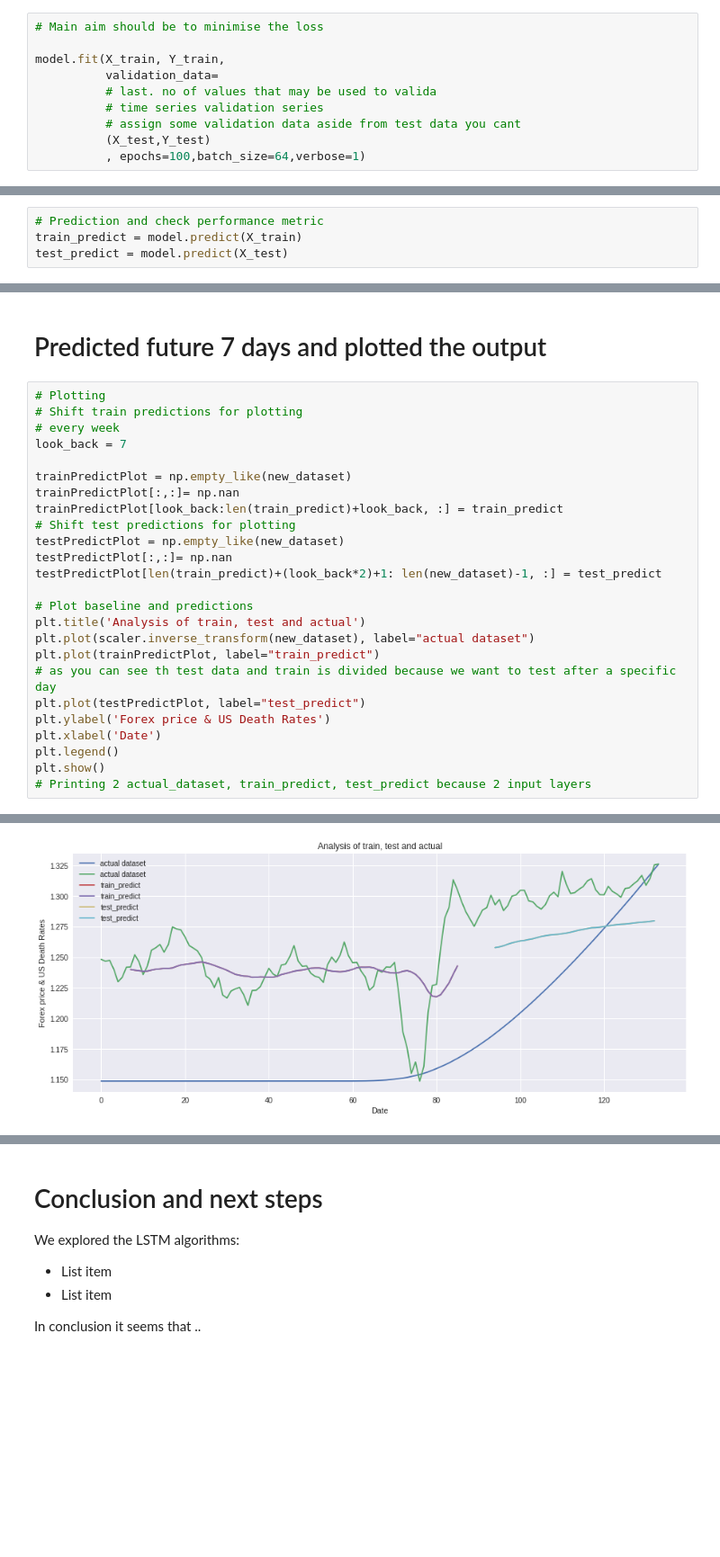
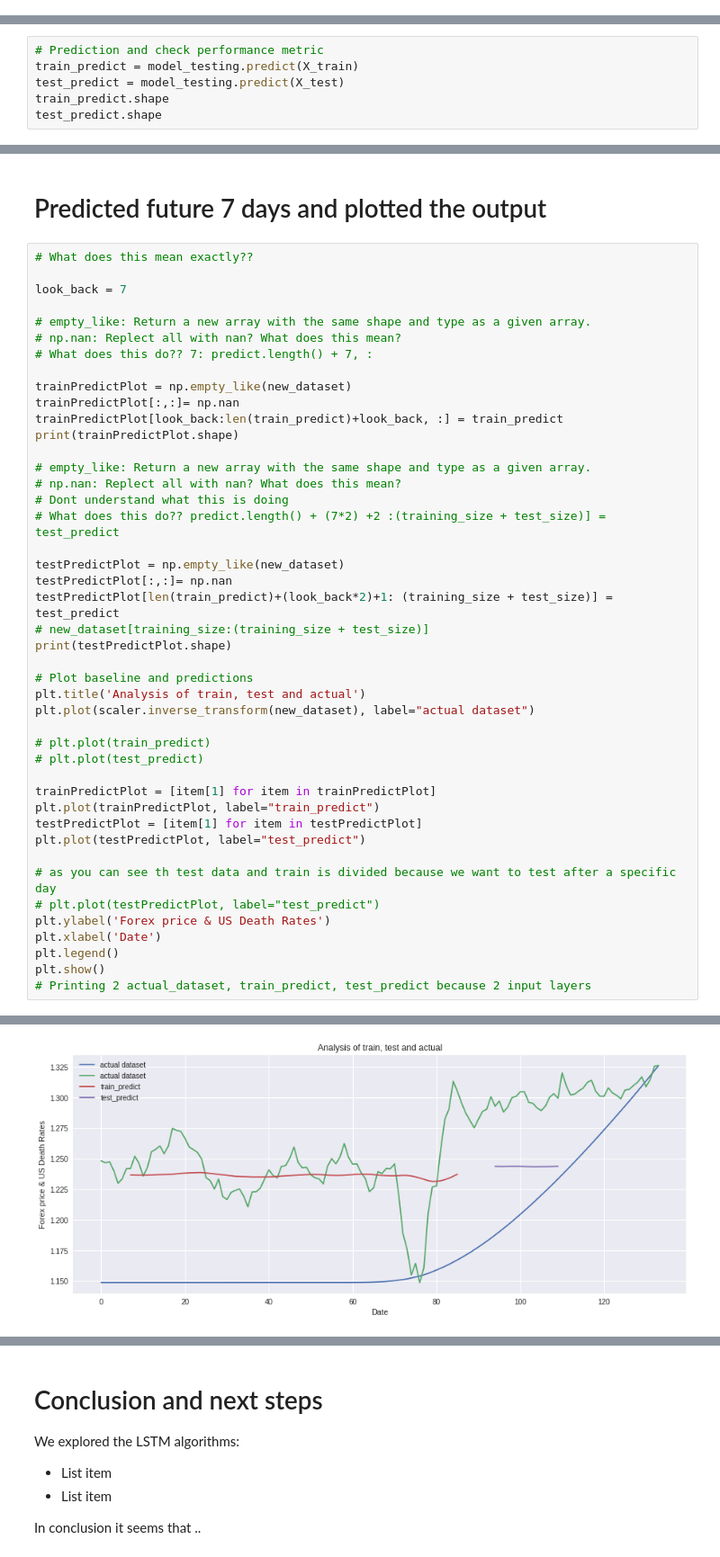
Before and after one commit to vivienneobrien/final_project, a Jupyter notebook: week_8/part_two_lstm:cnn/cnn_model.ipynb, the cells around one changed output, grey strips where cells are left out. Shown: that part at 90% size. Saved outputs shown, nothing was run; the diff lists cells and outputs as text; blank space fills up the shorter version.

```diff
--- a/week_8/part_two_lstm/lstm_model.ipynb
+++ b/week_8/part_two_lstm:cnn/cnn_model.ipynb
@@ -541,10 +454,0 @@ _________________________________________________________________
-# %%
-# Main aim should be to minimise the loss
-
-model.fit(X_train, Y_train,
-          validation_data=
-          # last. no of values that may be used to valida
-          # time series validation series
-          # assign some validation data aside from test data you cant
-          (X_test,Y_test)
-          , epochs=100,batch_size=64,verbose=1)
@@ -573,5 +510,7 @@ Epoch 100/100
 *   Must also plot the output
 # %%
 # Prediction and check performance metric
-train_predict = model.predict(X_train)
-test_predict = model.predict(X_test)
+train_predict = model_testing.predict(X_train)
+test_predict = model_testing.predict(X_test)
+train_predict.shape
+test_predict.shape
@@ -595,25 +547,44 @@ math.sqrt(mean_squared_error(Y_test, test_predict))
 # %% [markdown]
 # Predicted future 7 days and plotted the output
 # %%
-# Plotting
-# Shift train predictions for plotting
-# every week
+# What does this mean exactly??
+
 look_back = 7
+
+# empty_like: Return a new array with the same shape and type as a given array.
+# np.nan: Replect all with nan? What does this mean?
+# What does this do?? 7: predict.length() + 7, :
 
 trainPredictPlot = np.empty_like(new_dataset)
 trainPredictPlot[:,:]= np.nan
 trainPredictPlot[look_back:len(train_predict)+look_back, :] = train_predict
-# Shift test predictions for plotting
+print(trainPredictPlot.shape)
+
+# empty_like: Return a new array with the same shape and type as a given array.
+# np.nan: Replect all with nan? What does this mean?
+# Dont understand what this is doing
+# What does this do?? predict.length() + (7*2) +2 :(training_size + test_size)] = test_predict
+
 testPredictPlot = np.empty_like(new_dataset)
 testPredictPlot[:,:]= np.nan
-testPredictPlot[len(train_predict)+(look_back*2)+1: len(new_dataset)-1, :] = test_predict
+testPredictPlot[len(train_predict)+(look_back*2)+1: (training_size + test_size)] = test_predict
+# new_dataset[training_size:(training_size + test_size)]
+print(testPredictPlot.shape)
 
 # Plot baseline and predictions
 plt.title('Analysis of train, test and actual')
 plt.plot(scaler.inverse_transform(new_dataset), label="actual dataset")
+
+# plt.plot(train_predict)
+# plt.plot(test_predict)
+
+trainPredictPlot = [item[1] for item in trainPredictPlot]
 plt.plot(trainPredictPlot, label="train_predict")
+testPredictPlot = [item[1] for item in testPredictPlot]
+plt.plot(testPredictPlot, label="test_predict")
+
 # as you can see th test data and train is divided because we want to test after a specific day
-plt.plot(testPredictPlot, label="test_predict")
+# plt.plot(testPredictPlot, label="test_predict")
 plt.ylabel('Forex price & US Death Rates')
 plt.xlabel('Date')
 plt.legend()
@@ -623 +596 @@ plt.show()
-[figure, old version]
+[figure, new version]
```
Also changed, not shown: parts of 49 cells of this notebook, 4 other files.
